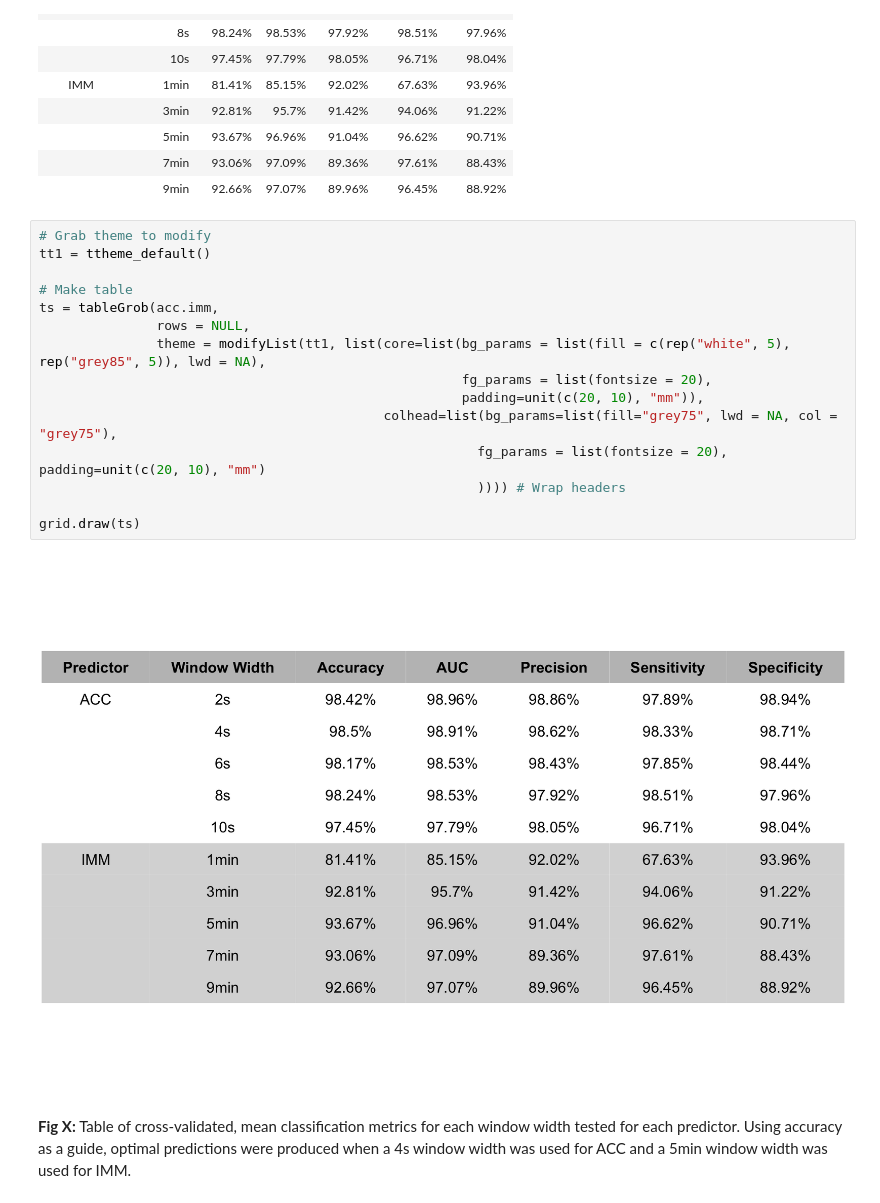
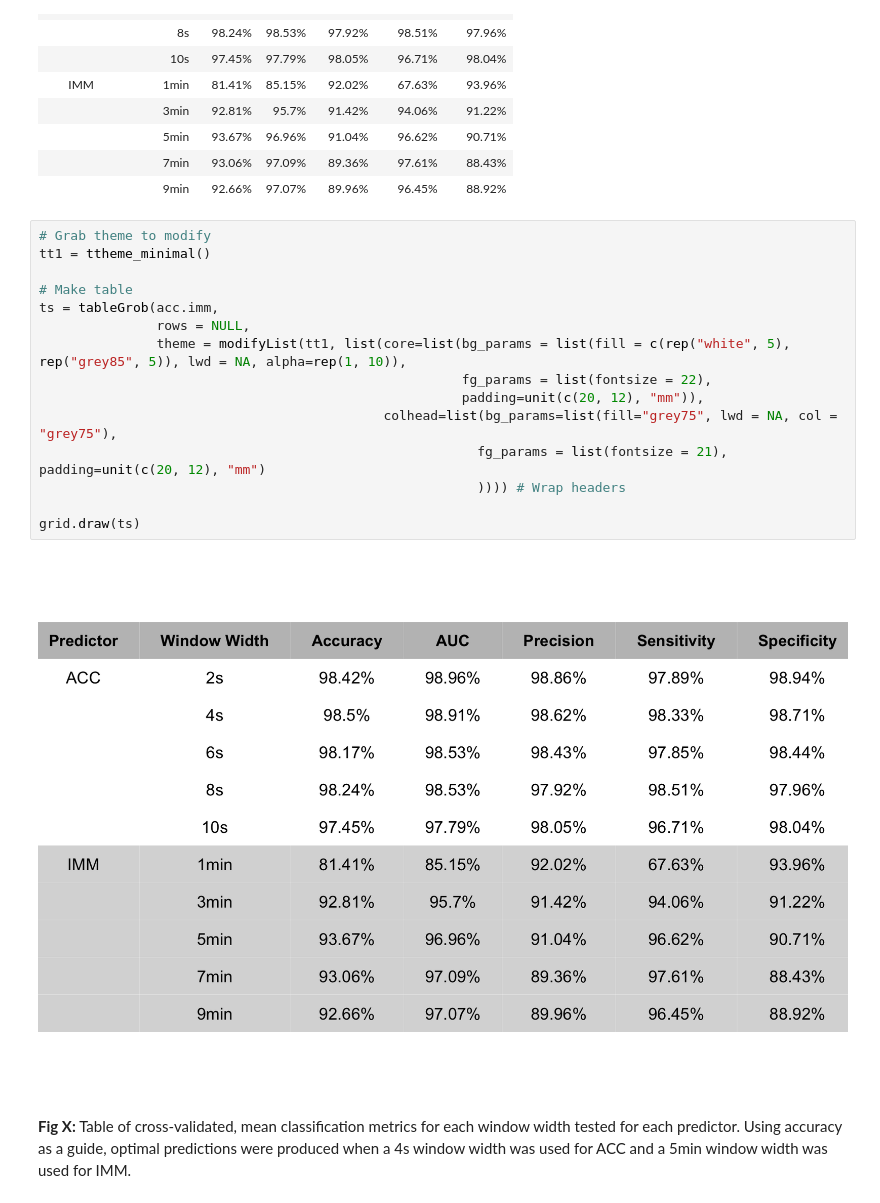
Before and after one commit to robinfreeman/seabirds_dive_predict, a Jupyter notebook: Code/plots.ipynb, the cells around one changed output. Drawn from its saved outputs; the diff is of its cells as text.

```diff
--- a/Code/plots.ipynb
+++ b/Code/plots.ipynb
@@ -245,21 +251,21 @@ A data.frame: 10 × 7
 |  | 9min | 92.66% | 97.07% | 89.96% | 96.45% | 88.92% |
 # %%
 # Grab theme to modify
-tt1 = ttheme_default()
+tt1 = ttheme_minimal()
 
 # Make table
 ts = tableGrob(acc.imm,
                rows = NULL,
-               theme = modifyList(tt1, list(core=list(bg_params = list(fill = c(rep("white", 5), rep("grey85", 5)), lwd = NA),
-                                                      fg_params = list(fontsize = 20),
-                                                      padding=unit(c(20, 10), "mm")),
+               theme = modifyList(tt1, list(core=list(bg_params = list(fill = c(rep("white", 5), rep("grey85", 5)), lwd = NA, alpha=rep(1, 10)),
+                                                      fg_params = list(fontsize = 22),
+                                                      padding=unit(c(20, 12), "mm")),
                                             colhead=list(bg_params=list(fill="grey75", lwd = NA, col = "grey75"),
-                                                        fg_params = list(fontsize = 20), padding=unit(c(20, 10), "mm")
+                                                        fg_params = list(fontsize = 21), padding=unit(c(20, 12), "mm")
                                                         )))) # Wrap headers
 
 grid.draw(ts)
 # %% [output]
-[figure, old version]
+[figure, new version]
 # %% [markdown]
 **Fig X:** Table of cross-validated, mean classification metrics for each window width tested for each predictor. Using accuracy as a guide, optimal predictions were produced when a 4s window width was used for ACC and a 5min window width was used for IMM.
 # %% [markdown]
```
Also changed, not shown: parts of 31 cells of this notebook, 2 other files.
